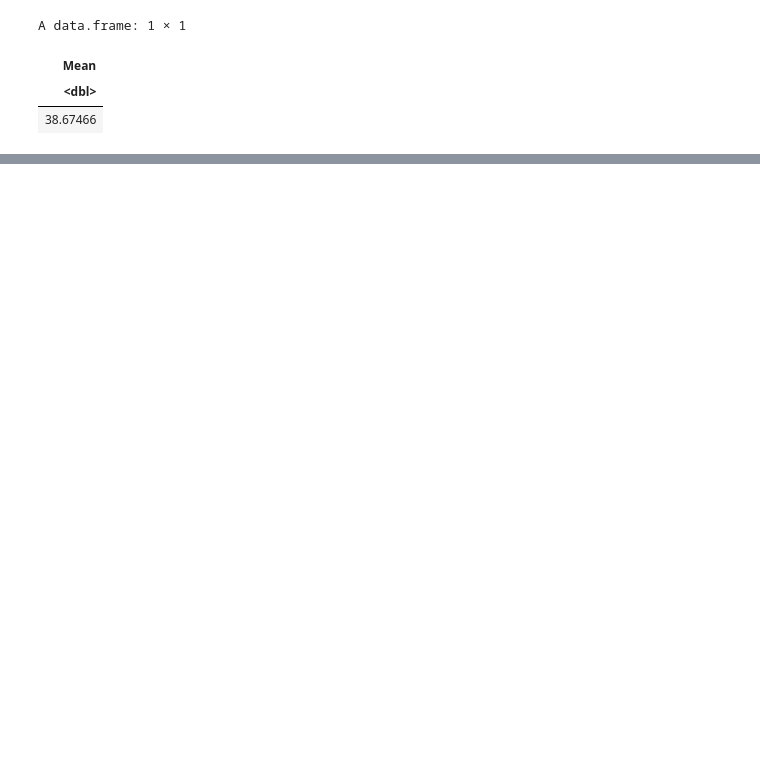
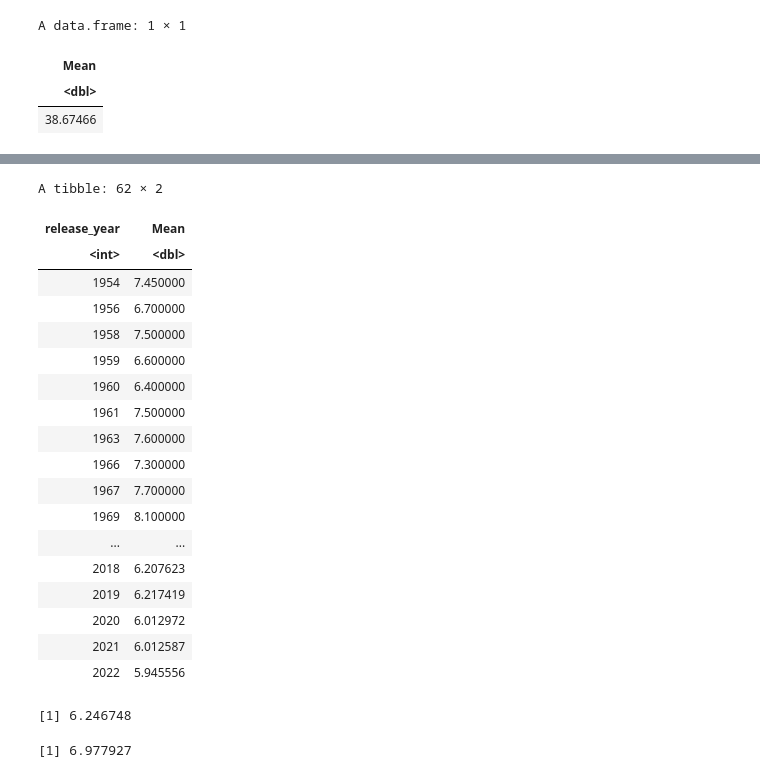
Before and after one commit to SummerEcho87/Group-Project-, a Jupyter notebook: Notebooks/HBO.ipynb, the cells around one changed output, grey strips where cells are left out. Drawn from its saved outputs; the diff is of its cells as text; code cells hidden in the pictures; blank space fills up the shorter version.

```diff
--- a/Notebooks/HBO.ipynb
+++ b/Notebooks/HBO.ipynb
@@ -306,0 +385,2 @@ A data.frame: 1 × 1
+# %%
+HBOtitles1RMOVIE <- (HBOtitles1Recode %>% filter(type %in% c('MOVIE')))
@@ -306,0 +487,24 @@ A data.frame: 1 × 1
+# %%
+IMDB2<- HBOtitles1RMOVIE %>% group_by(release_year) %>% summarize(Mean = mean(imdb_score, na.rm = TRUE))
+# %%
+IMDB2
+# %% [output]
+A tibble: 62 × 2
+| release_year | Mean |
+| <int> | <dbl> |
+| 1954 | 7.450000 |
+| 1956 | 6.700000 |
+| 1958 | 7.500000 |
+| 1959 | 6.600000 |
+| 1960 | 6.400000 |
+| 1961 | 7.500000 |
+| 1963 | 7.600000 |
+| 1966 | 7.300000 |
+| 1967 | 7.700000 |
+| 1969 | 8.100000 |
+| ... | ... |
+| 2018 | 6.207623 |
+| 2019 | 6.217419 |
+| 2020 | 6.012972 |
+| 2021 | 6.012587 |
+| 2022 | 5.945556 |
@@ -306,0 +513,4 @@ A data.frame: 1 × 1
+# %%
+HBOtitles1_MOVIE_mean
+# %% [output]
+[1] 6.246748
@@ -306,0 +521,4 @@ A data.frame: 1 × 1
+# %%
+HBOtitles1_SHOW_mean
+# %% [output]
+[1] 6.977927
```
Also changed, not shown: parts of 56 cells of this notebook.
